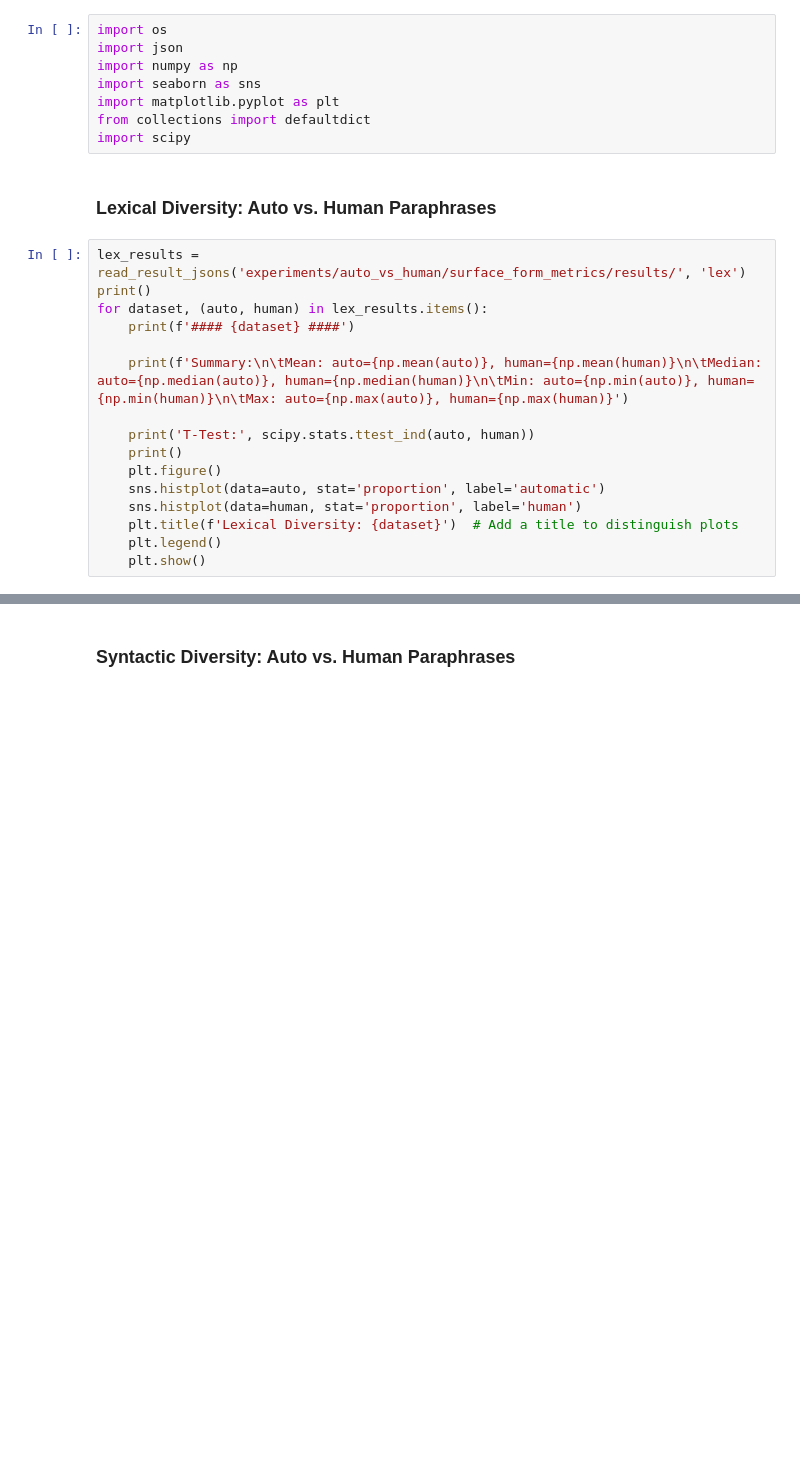
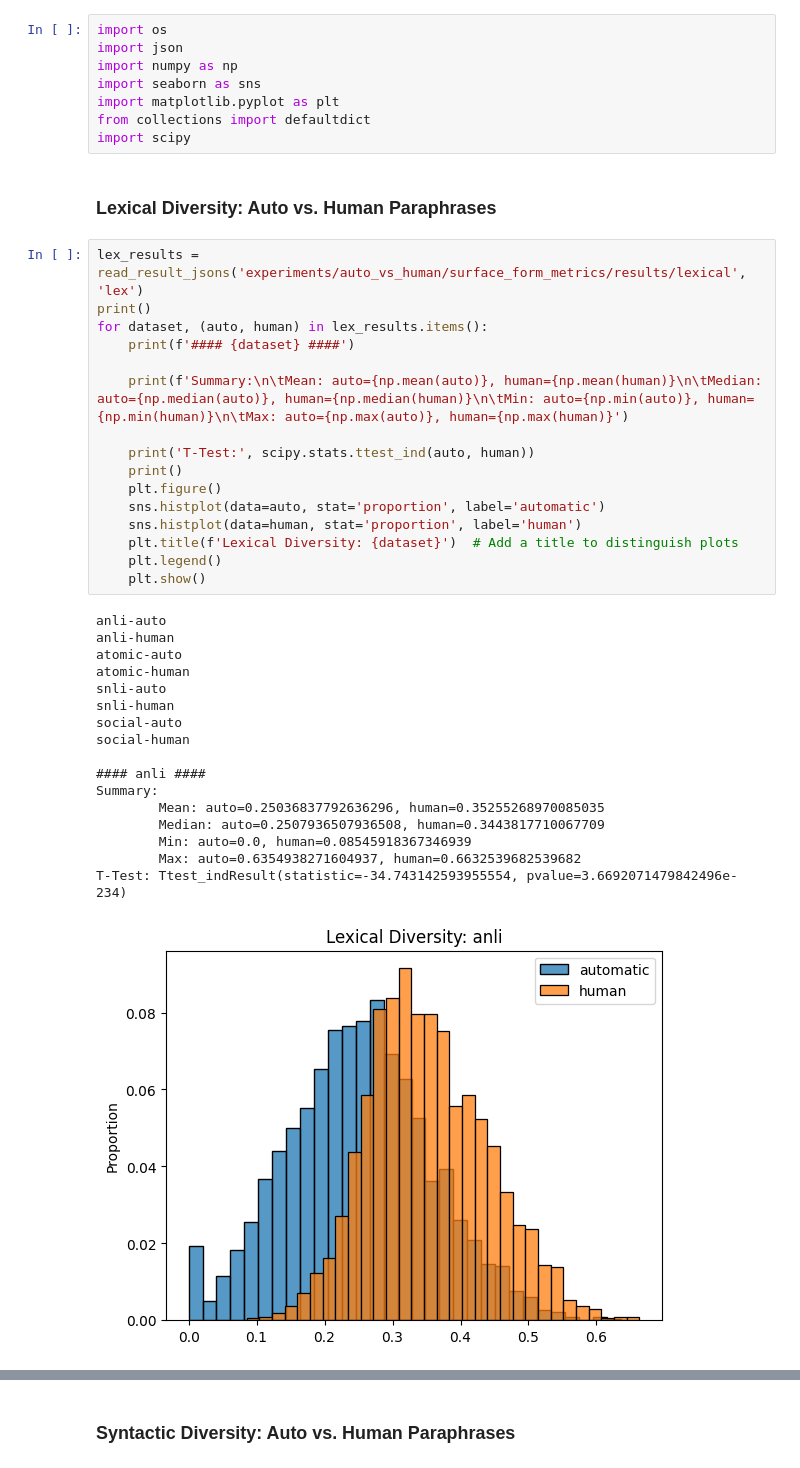
Before and after one commit to nehasrikn/paraphrase-nlu-internal, a Jupyter notebook: experiments/auto_vs_human/surface_form_metrics/surface_form.ipynb, the cells around one changed output, grey strips where cells are left out. Cells and saved outputs as stored; diff of their text form; blank space fills up the shorter version.

```diff
--- a/experiments/auto_vs_human/surface_form_metrics/surface_form.ipynb
+++ b/experiments/auto_vs_human/surface_form_metrics/surface_form.ipynb
@@ -24,18 +28,36 @@ import scipy
 # %% [markdown]
 ### Lexical Diversity: Auto vs. Human Paraphrases
 # %%
-lex_results = read_result_jsons('experiments/auto_vs_human/surface_form_metrics/results/', 'lex')
+lex_results = read_result_jsons('experiments/auto_vs_human/surface_form_metrics/results/lexical', 'lex')
 print()
 for dataset, (auto, human) in lex_results.items():
     print(f'#### {dataset} ####')
 
     print(f'Summary:\n\tMean: auto={np.mean(auto)}, human={np.mean(human)}\n\tMedian: auto={np.median(auto)}, human={np.median(human)}\n\tMin: auto={np.min(auto)}, human={np.min(human)}\n\tMax: auto={np.max(auto)}, human={np.max(human)}')
 
     print('T-Test:', scipy.stats.ttest_ind(auto, human))
     print()
     plt.figure()
     sns.histplot(data=auto, stat='proportion', label='automatic')
     sns.histplot(data=human, stat='proportion', label='human')
     plt.title(f'Lexical Diversity: {dataset}')  # Add a title to distinguish plots
     plt.legend()
     plt.show()
+# %% [output]
+anli-auto
+anli-human
+atomic-auto
+atomic-human
+snli-auto
+snli-human
+social-auto
+social-human
+
+#### anli ####
+Summary:
+        Mean: auto=0.25036837792636296, human=0.35255268970085035
+        Median: auto=0.2507936507936508, human=0.3443817710067709
+        Min: auto=0.0, human=0.08545918367346939
+        Max: auto=0.6354938271604937, human=0.6632539682539682
+T-Test: Ttest_indResult(statistic=-34.743142593955554, pvalue=3.6692071479842496e-234)
+[figure, added]
```
Also changed, not shown: parts of 5 cells of this notebook, 25 other files.
